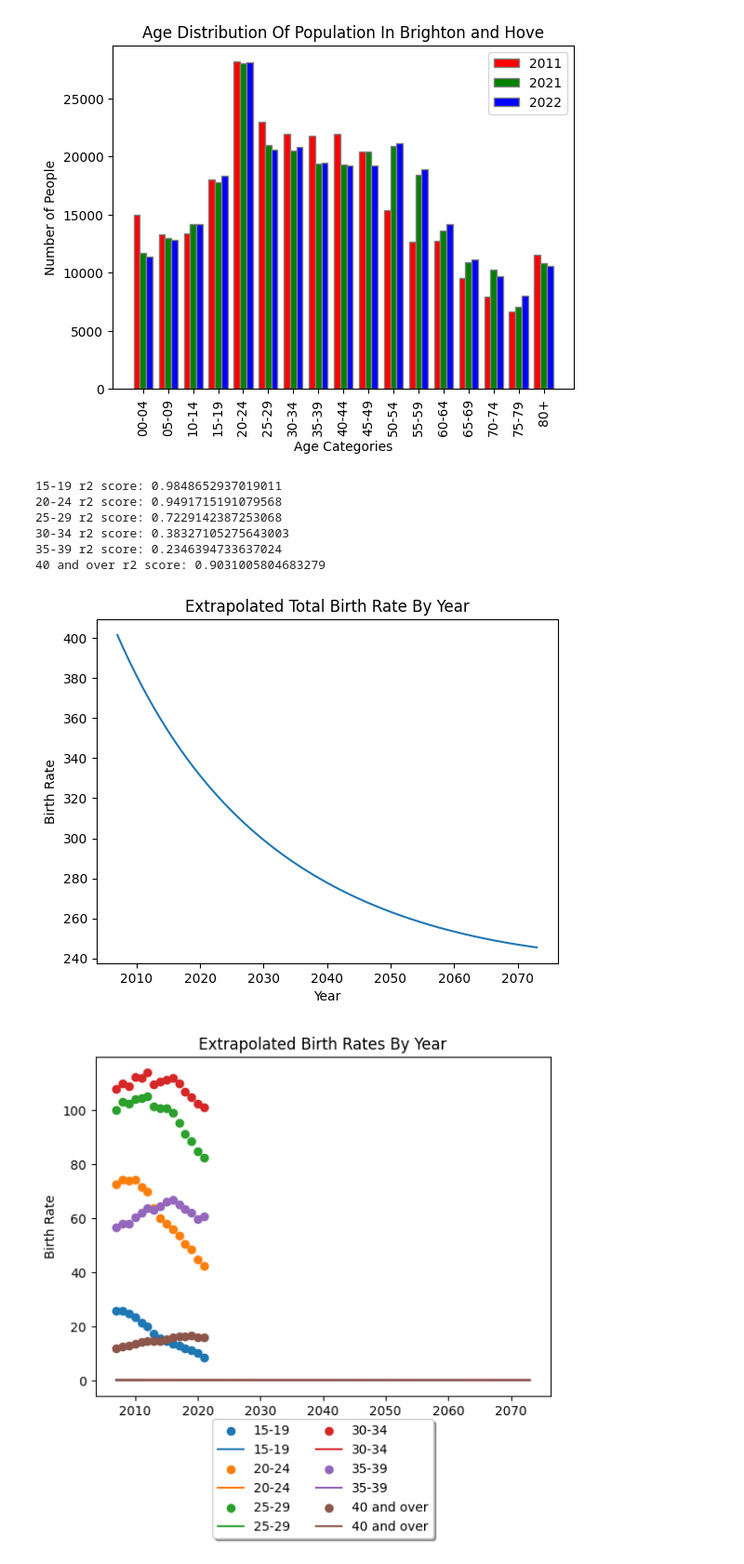
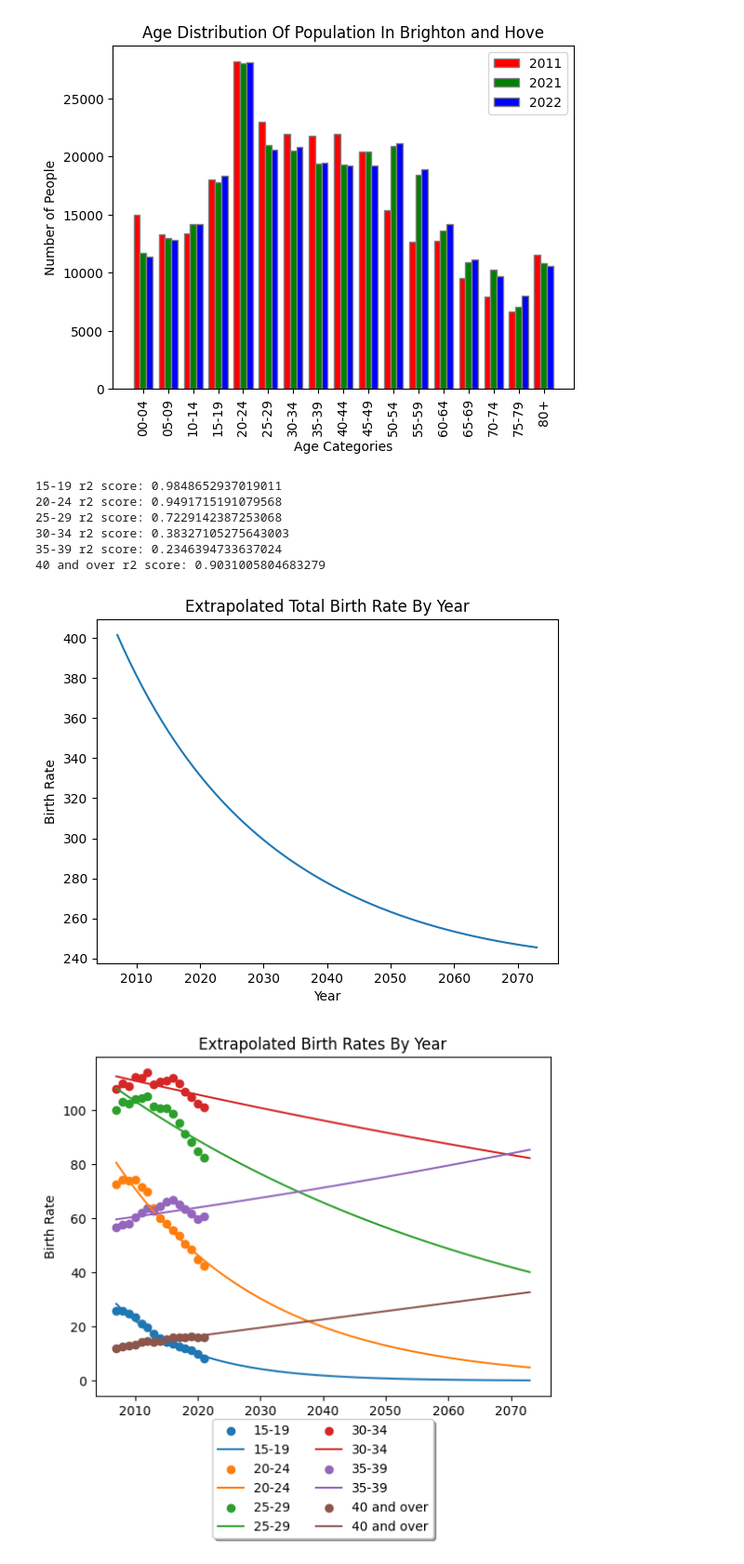
Before and after one commit to tristan-carter/M3StatsModellingChallenge, a Jupyter notebook: 2024 (today)/q1.ipynb, the cells around one changed output. Shown at 93% size. Saved outputs shown, nothing was run; the diff lists cells and outputs as text; code cells hidden in the pictures.

```diff
--- a/2024 (today)/q1.ipynb
+++ b/2024 (today)/q1.ipynb
@@ -1098,39 +1098,39 @@ for key, value in birthRatesData.items():
     totalBirthRateByYear += futureValues
 
     # adds the future values to the extrapolated birth rates
-    extrapolatedBirthRates[key] = futureValues/1000
+    extrapolatedBirthRates[key] = futureValues
     #plt.plot(futureYears, futureValues, "g--")
     #plt.title(f"Birth Rates For {key} Age Group")
     #plt.xlabel("Year")
     #plt.ylabel("Birth Rate")
     #plt.show()
 
 # plots the total birth rate by year
 plt.plot(np.arange(2007, 2074), totalBirthRateByYear)
 plt.title("Extrapolated Total Birth Rate By Year")
 plt.xlabel("Year")
 plt.ylabel("Birth Rate")
 plt.show()
 
 # Plots the extrapolated birth rates in one graph
 for key, value in extrapolatedBirthRates.items():
     plt.scatter(birthRateYears, birthRatesData[key], label=key)
     plt.plot(np.arange(2007, 2074), value, label=key)
 plt.title("Extrapolated Birth Rates By Year")
 plt.xlabel("Year")
 plt.ylabel("Birth Rate")
 # Places legend below the graph
 plt.legend(loc='upper center', bbox_to_anchor=(0.5, -0.05), shadow=True, ncol=2)
 plt.show()
 # %% [output]
 15-19 r2 score: 0.9848652937019011
 20-24 r2 score: 0.9491715191079568
 25-29 r2 score: 0.7229142387253068
 30-34 r2 score: 0.38327105275643003
 35-39 r2 score: 0.2346394733637024
 40 and over r2 score: 0.9031005804683279
 [figure]
-[figure, old version]
+[figure, new version]
 # %%
 # Q2 Monte Carlo Simululation for population growth in Manchester and Brighton and Hove over 5 year periods
 # Manchester
```
Also changed, not shown: parts of 4 cells of this notebook, 2 other files.
